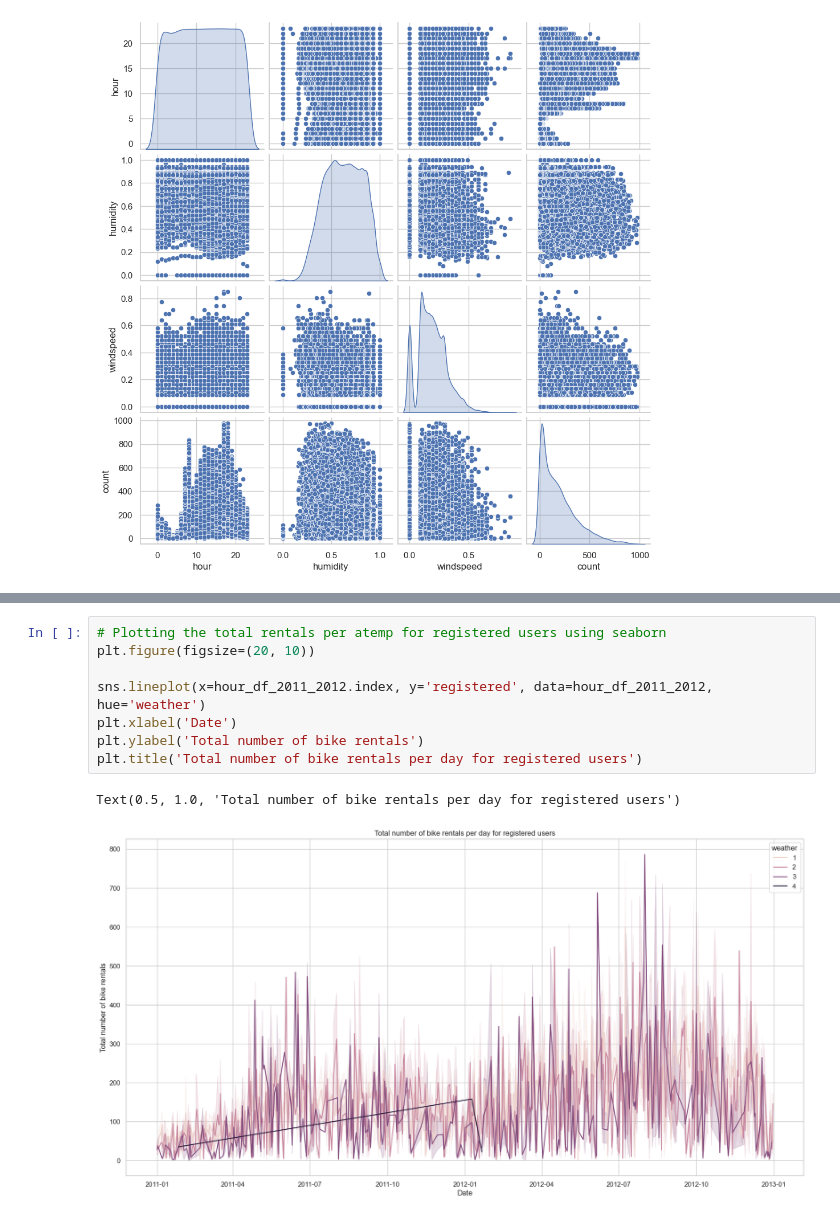
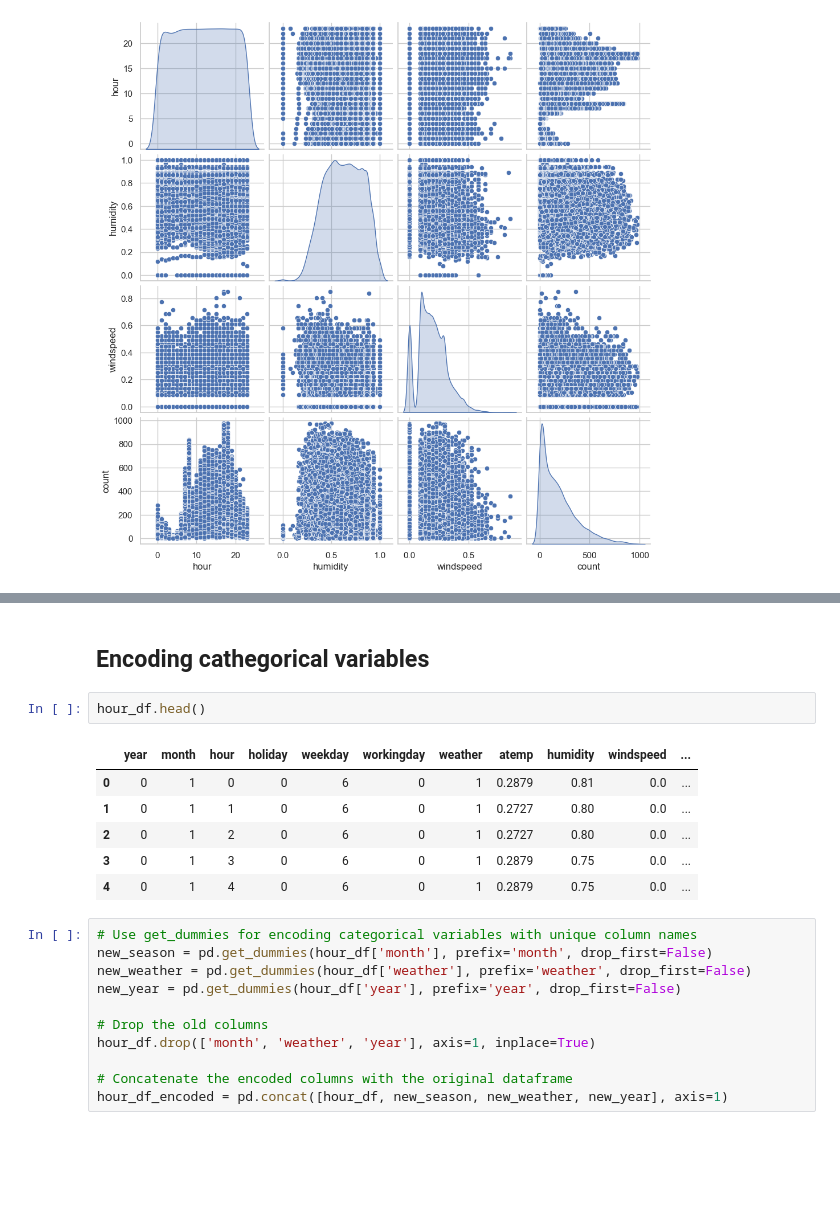
Before and after one commit to MaxLopezSalgado/capital_bike_sharing, a Jupyter notebook: ml/ml.ipynb, the cells around one changed output, grey strips where cells are left out. Cells and saved outputs as stored; diff of their text form; blank space fills up the shorter version.

Commit message:
performed encoding and preparing the splitting of the data

```diff
--- a/ml/ml.ipynb
+++ b/ml/ml.ipynb
@@ -197,11 +153,22 @@ Text(0.5, 1.0, 'Total number of bike rentals per day for casual users')
-# %%
-# Plotting the total rentals per atemp for registered users using seaborn
-plt.figure(figsize=(20, 10))
-
-sns.lineplot(x=hour_df_2011_2012.index, y='registered', data=hour_df_2011_2012, hue='weather')
-plt.xlabel('Date')
-plt.ylabel('Total number of bike rentals')
-plt.title('Total number of bike rentals per day for registered users')
-# %% [output]
-Text(0.5, 1.0, 'Total number of bike rentals per day for registered users')
-[figure, removed]
+# %% [markdown]
+## Encoding cathegorical variables
+# %%
+hour_df.head()
+# %% [output]
+|  | year | month | hour | holiday | weekday | workingday | weather | atemp | humidity | windspeed | ... |
+| 0 | 0 | 1 | 0 | 0 | 6 | 0 | 1 | 0.2879 | 0.81 | 0.0 | ... |
+| 1 | 0 | 1 | 1 | 0 | 6 | 0 | 1 | 0.2727 | 0.80 | 0.0 | ... |
+| 2 | 0 | 1 | 2 | 0 | 6 | 0 | 1 | 0.2727 | 0.80 | 0.0 | ... |
+| 3 | 0 | 1 | 3 | 0 | 6 | 0 | 1 | 0.2879 | 0.75 | 0.0 | ... |
+| 4 | 0 | 1 | 4 | 0 | 6 | 0 | 1 | 0.2879 | 0.75 | 0.0 | ... |
+# %%
+# Use get_dummies for encoding categorical variables with unique column names
+new_season = pd.get_dummies(hour_df['month'], prefix='month', drop_first=False)
+new_weather = pd.get_dummies(hour_df['weather'], prefix='weather', drop_first=False)
+new_year = pd.get_dummies(hour_df['year'], prefix='year', drop_first=False)
+
+# Drop the old columns
+hour_df.drop(['month', 'weather', 'year'], axis=1, inplace=True)
+
+# Concatenate the encoded columns with the original dataframe
+hour_df_encoded = pd.concat([hour_df, new_season, new_weather, new_year], axis=1)
```
Also changed, not shown: parts of 11 cells of this notebook, 3 other files.
